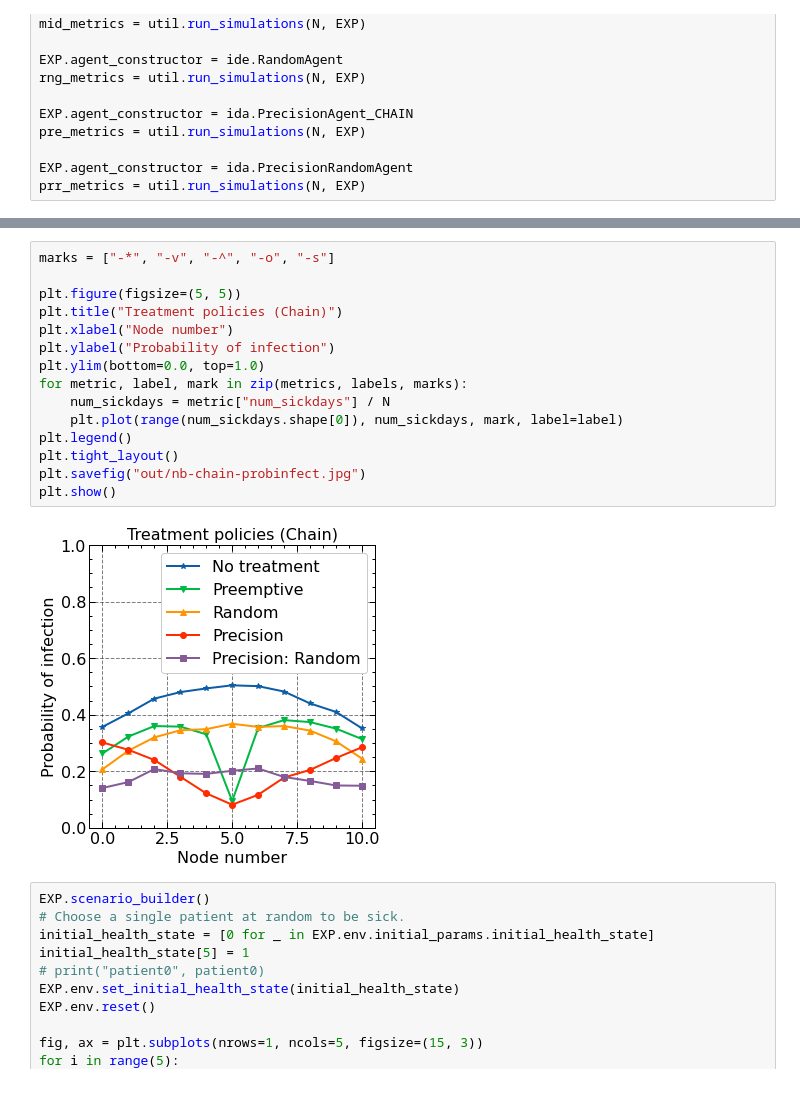
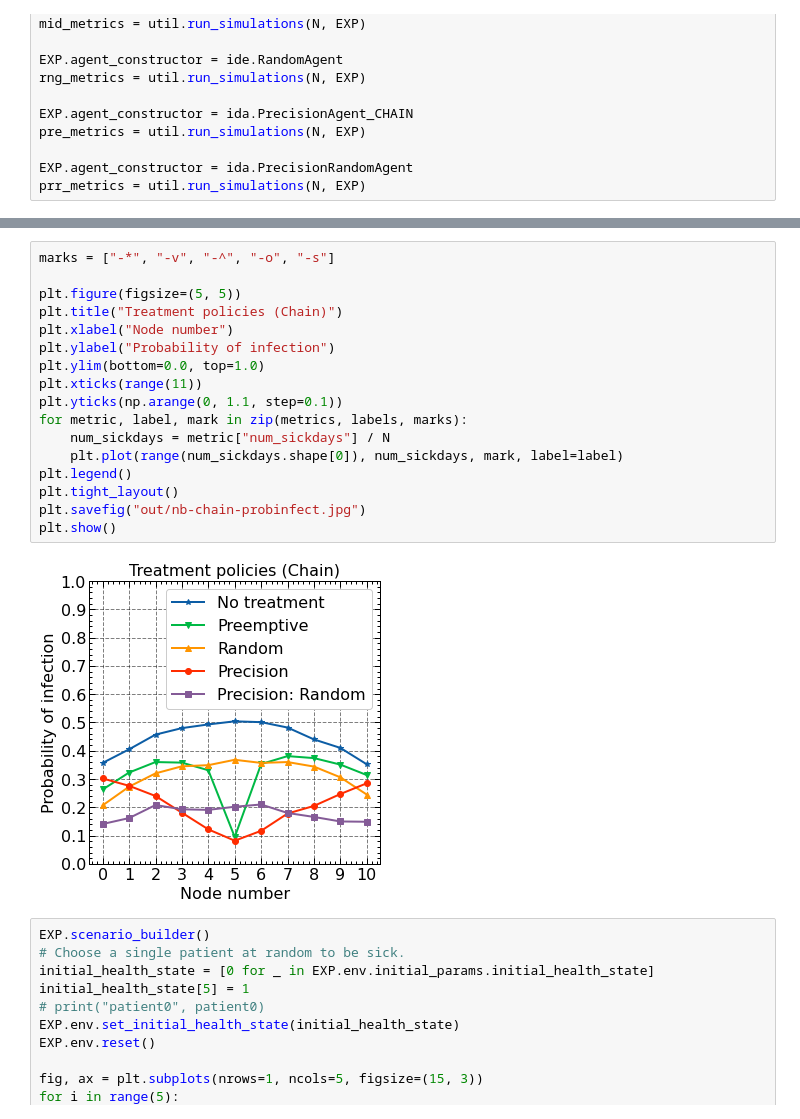
Before and after one commit to EvanLavender13/cst680-project, a Jupyter notebook: exp_chain.ipynb, the cells around one changed output, grey strips where cells are left out. Drawn from its saved outputs; the diff is of its cells as text.

Commit message:
Changed plots again, lol

```diff
--- a/exp_chain.ipynb
+++ b/exp_chain.ipynb
@@ -86,20 +87,22 @@ plt.show()
 # %%
 marks = ["-*", "-v", "-^", "-o", "-s"]
 
 plt.figure(figsize=(5, 5))
 plt.title("Treatment policies (Chain)")
 plt.xlabel("Node number")
 plt.ylabel("Probability of infection")
 plt.ylim(bottom=0.0, top=1.0)
+plt.xticks(range(11))
+plt.yticks(np.arange(0, 1.1, step=0.1))
 for metric, label, mark in zip(metrics, labels, marks):
     num_sickdays = metric["num_sickdays"] / N
     plt.plot(range(num_sickdays.shape[0]), num_sickdays, mark, label=label)
 plt.legend()
 plt.tight_layout()
 plt.savefig("out/nb-chain-probinfect.jpg")
 plt.show()
 # %% [output]
-[figure, old version]
+[figure, new version]
 # %%
 EXP.scenario_builder()
 # Choose a single patient at random to be sick.
```
Also changed, not shown: parts of 1 cell of this notebook, 11 other files.
